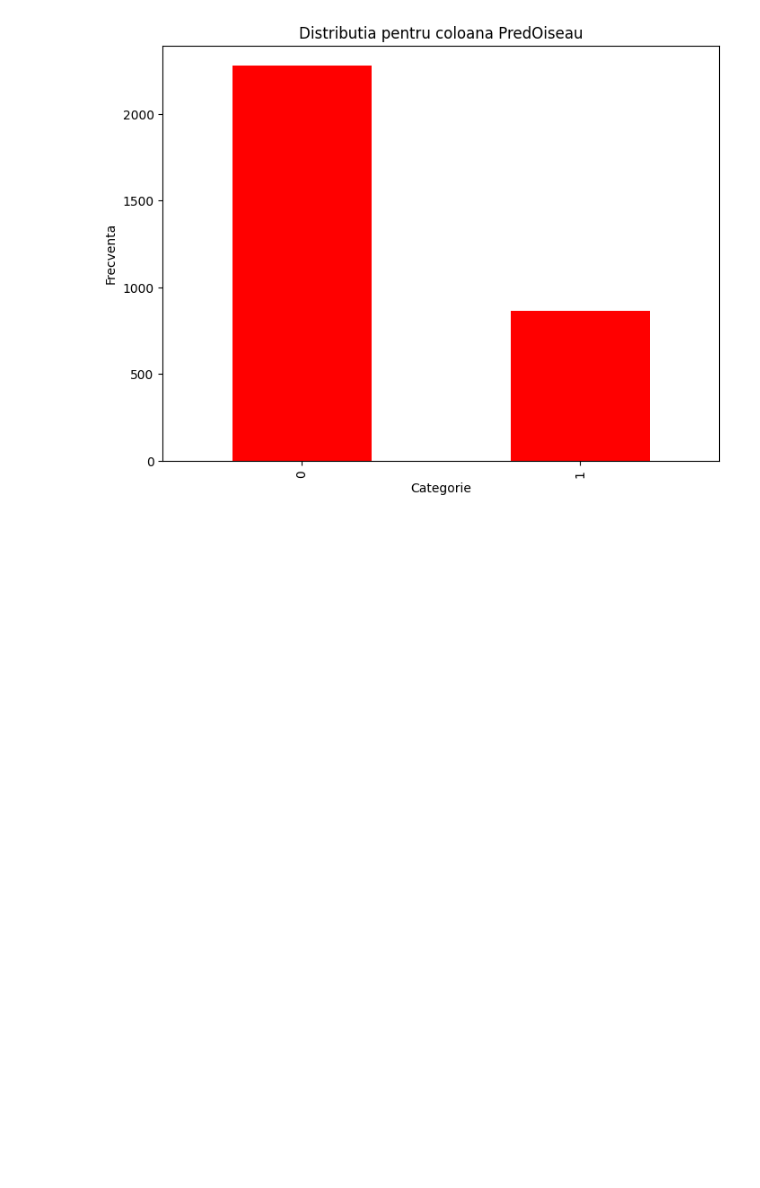
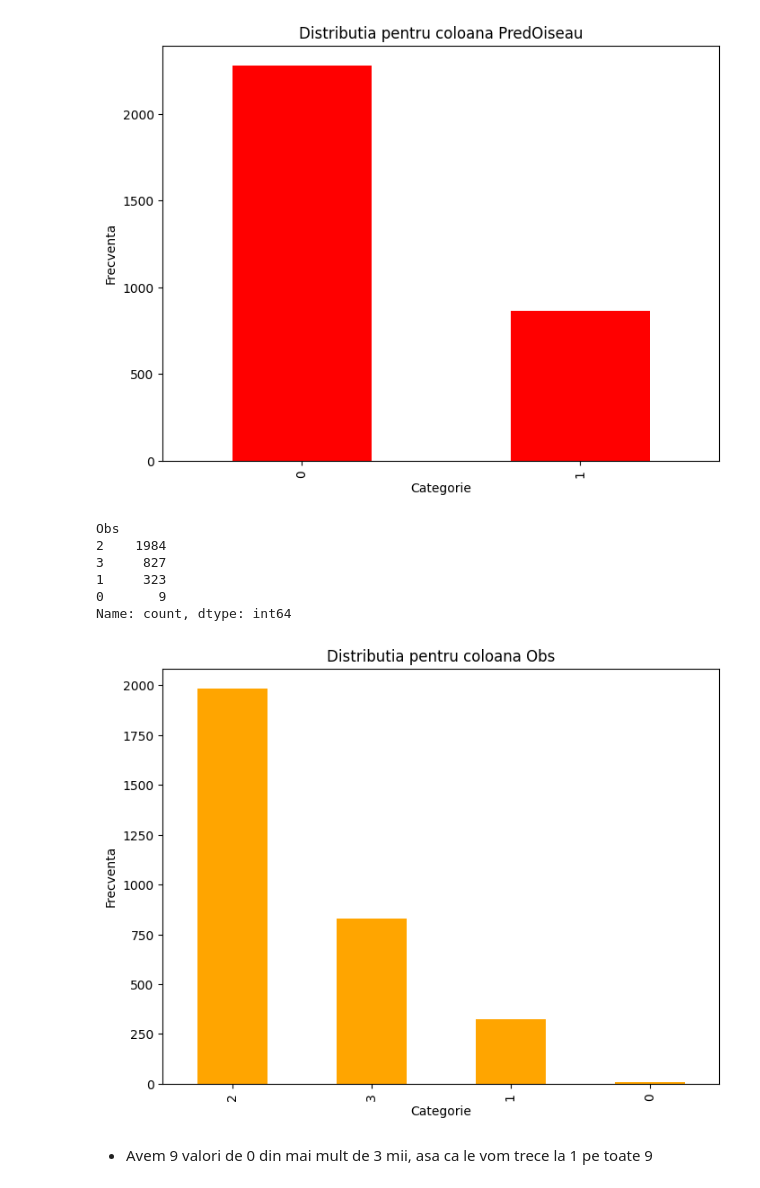
Before and after one commit to BejenaruIoanMatei/FacultateAI, a Jupyter notebook: Dataset/Analysis.ipynb, the cells around one changed output. Cells and saved outputs as stored; diff of their text form; code cells hidden in the pictures; blank space fills up the shorter version.

```diff
--- a/Dataset/Analysis.ipynb
+++ b/Dataset/Analysis.ipynb
@@ -376,3 +376,25 @@ PredOiseau
 1     865
 Name: count, dtype: int64
 [figure]
+# %%
+import matplotlib.pyplot as plt
+
+distributie = data_cleaned['Obs'].value_counts()
+
+print(distributie)
+
+distributie.plot(kind= 'bar', color='orange', figsize=(8,6))
+plt.title('Distributia pentru coloana Obs')
+plt.xlabel('Categorie')
+plt.ylabel('Frecventa')
+plt.show()
+# %% [output]
+Obs
+2    1984
+3     827
+1     323
+0       9
+Name: count, dtype: int64
+[figure, added]
+# %% [markdown]
+- Avem 9 valori de 0 din mai mult de 3 mii, asa ca le vom trece la 1 pe toate 9
```
Also changed, not shown: parts of 3 cells of this notebook, 1 other file.
